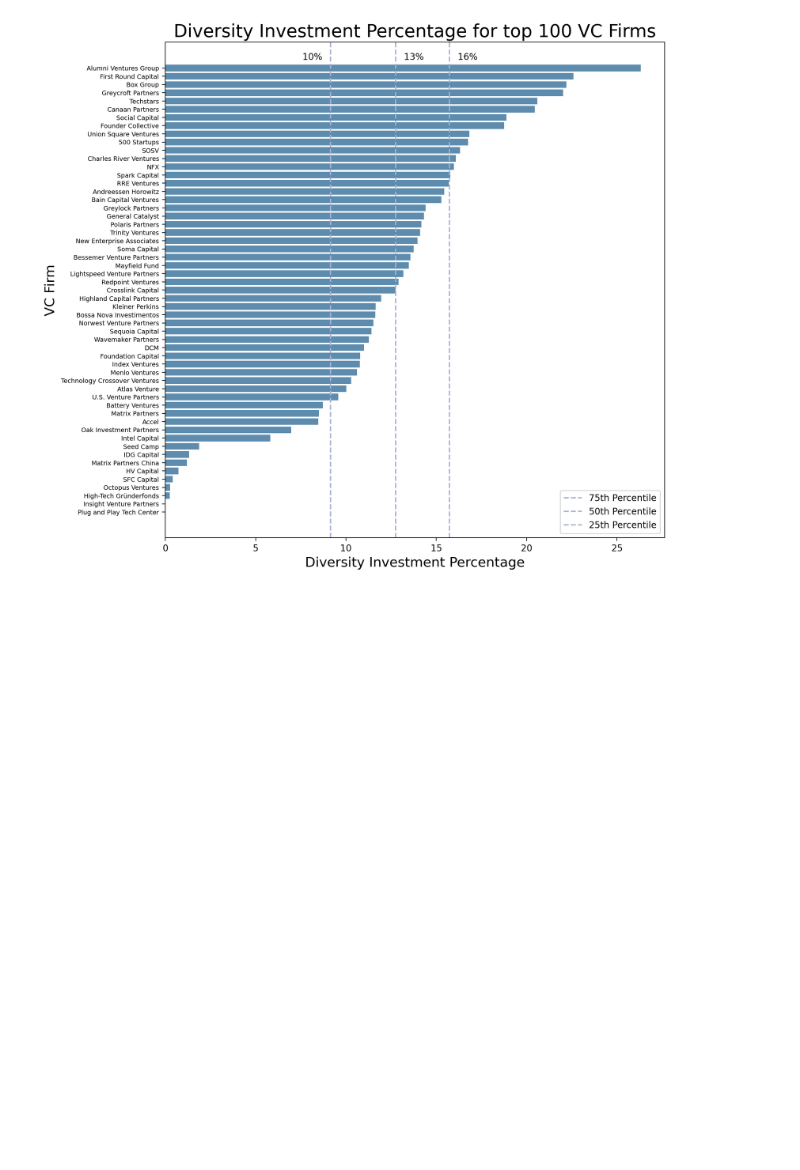
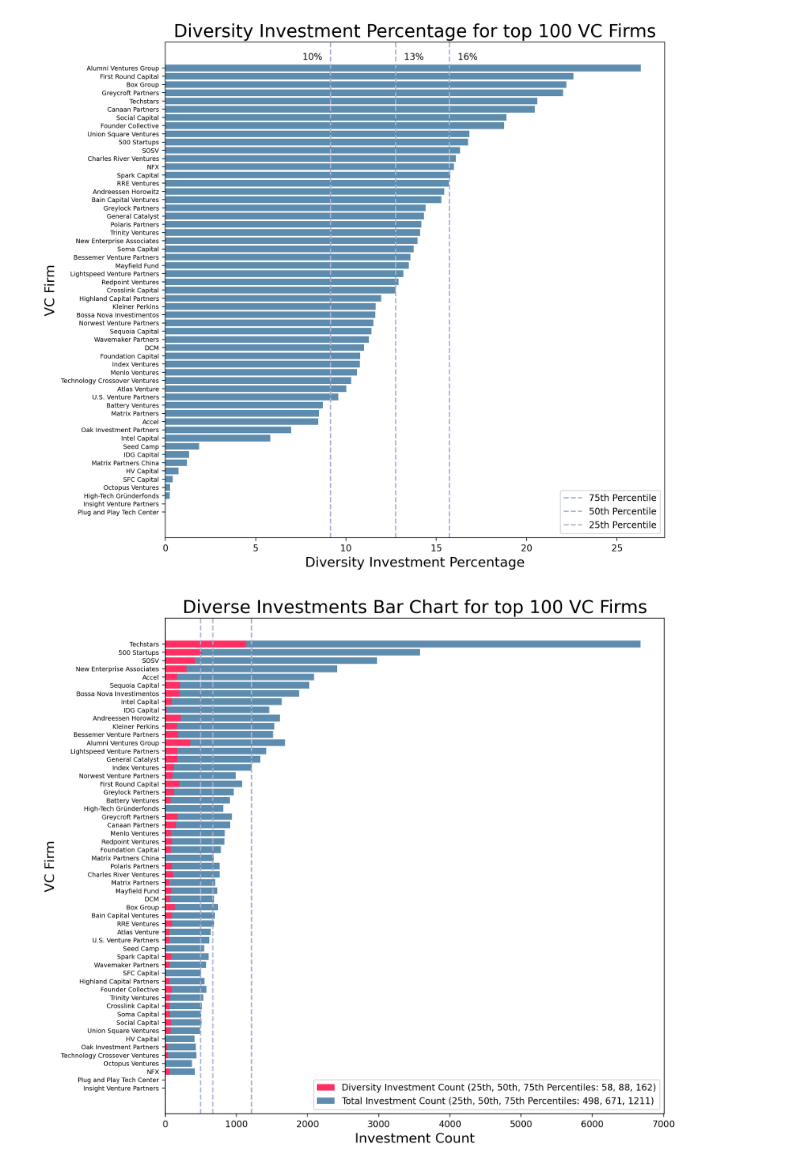
Before and after one commit to Yer1k/Diverse_Led_Funds, a Jupyter notebook: 10_code/Graphs.ipynb, the cells around one changed output. Saved outputs shown, nothing was run; the diff lists cells and outputs as text; code cells hidden in the pictures; blank space fills up the shorter version.

Commit message:
updated graphs

```diff
--- a/10_code/Graphs.ipynb
+++ b/10_code/Graphs.ipynb
@@ -222,3 +222,47 @@ fig.savefig(
     dpi=300,
     bbox_inches="tight",
 )
+# %%
+# combine all three charts
+# width = 0.3
+fig, ax = plt.subplots(figsize=(10, 10))
+
+ax.barh(
+    df_sorted["VC Firm"],
+    df_sorted["Diversity Investment Count"],
+    color="#ff2e63",
+)
+ax.barh(
+    df_sorted["VC Firm"],
+    df_sorted["Total Investment Count"],
+    color="#5D8CAE",
+    left=df_sorted["Diversity Investment Count"],
+)
+ax.set_title("Diverse Investments Bar Chart for top 100 VC Firms", fontsize=20)
+ax.set_ylabel("VC Firm", fontsize=15)
+ax.set_xlabel("Investment Count", fontsize=15)
+ax.tick_params(axis="y", labelsize=7)
+ax.legend(
+    [
+        "Diversity Investment Count (25th, 50th, 75th Percentiles: 58, 88, 162)",
+        "Total Investment Count (25th, 50th, 75th Percentiles: 498, 671, 1211)",
+    ]
+)
+pv_75 = np.percentile(df_sorted["Total Investment Count"], 75)
+pv_50 = np.percentile(df_sorted["Total Investment Count"], 50)
+pv_25 = np.percentile(df_sorted["Total Investment Count"], 25)
+ax.axvline(pv_75, color="#A8B2D1", linestyle="--")
+ax.axvline(pv_50, color="#A8B2D1", linestyle="--")
+ax.axvline(pv_25, color="#A8B2D1", linestyle="--")
+
+# dpv_75 = np.percentile(df_sorted_di["Diversity Investment Count"], 75)
+# dpv_50 = np.percentile(df_sorted_di["Diversity Investment Count"], 50)
+# dpv_25 = np.percentile(df_sorted_di["Diversity Investment Count"], 25)
+# ax.axvline(dpv_75, color="#F5A9A9", linestyle="--")
+# ax.axvline(dpv_50, color="#F5A9A9", linestyle="--")
+# ax.axvline(dpv_25, color="#F5A9A9", linestyle="--")
+
+plt.gca().invert_yaxis()
+plt.show()
+# %% [output]
+[figure, added]
```
Also changed, not shown: parts of 3 cells of this notebook, 1 other file.
